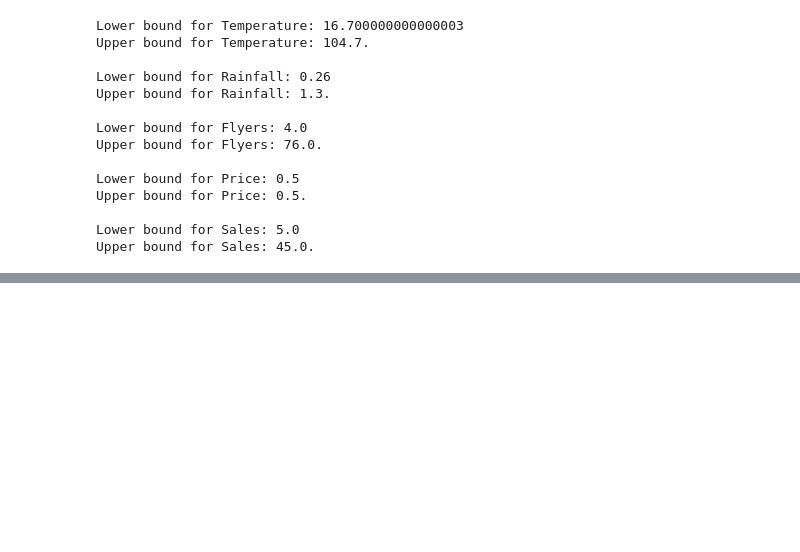
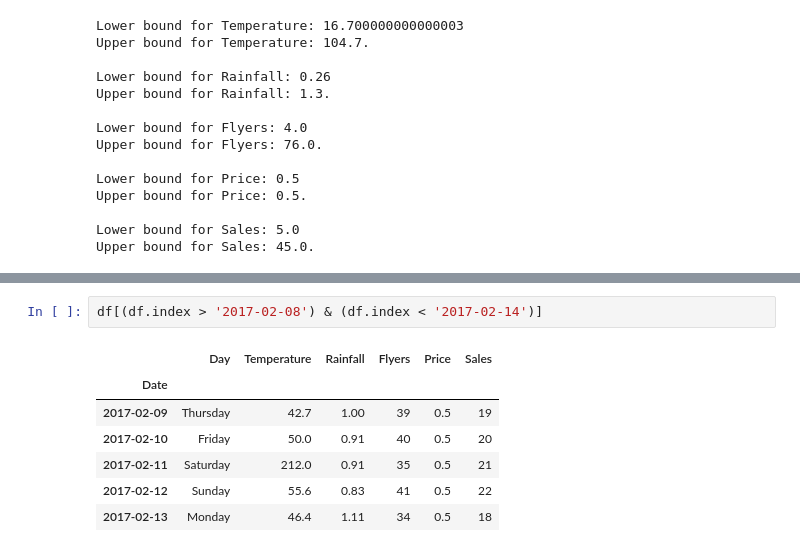
Before and after one commit to JenniferMLewis/anomaly-detection-exercises, a Jupyter notebook: continuous_probabilistic_methods.ipynb, the cells around one changed output, grey strips where cells are left out. Drawn from its saved outputs; the diff is of its cells as text; blank space fills up the shorter version.

```diff
--- a/continuous_probabilistic_methods.ipynb
+++ b/continuous_probabilistic_methods.ipynb
@@ -283,0 +344,10 @@ Upper bound for Sales: 45.0.
+# %%
+df[(df.index > '2017-02-08') & (df.index < '2017-02-14')]
+# %% [output]
+|  | Day | Temperature | Rainfall | Flyers | Price | Sales |
+| Date |  |  |  |  |  |  |
+| 2017-02-09 | Thursday | 42.7 | 1.00 | 39 | 0.5 | 19 |
+| 2017-02-10 | Friday | 50.0 | 0.91 | 40 | 0.5 | 20 |
+| 2017-02-11 | Saturday | 212.0 | 0.91 | 35 | 0.5 | 21 |
+| 2017-02-12 | Sunday | 55.6 | 0.83 | 41 | 0.5 | 22 |
+| 2017-02-13 | Monday | 46.4 | 1.11 | 34 | 0.5 | 18 |
```
Also changed, not shown: parts of 42 cells of this notebook.
